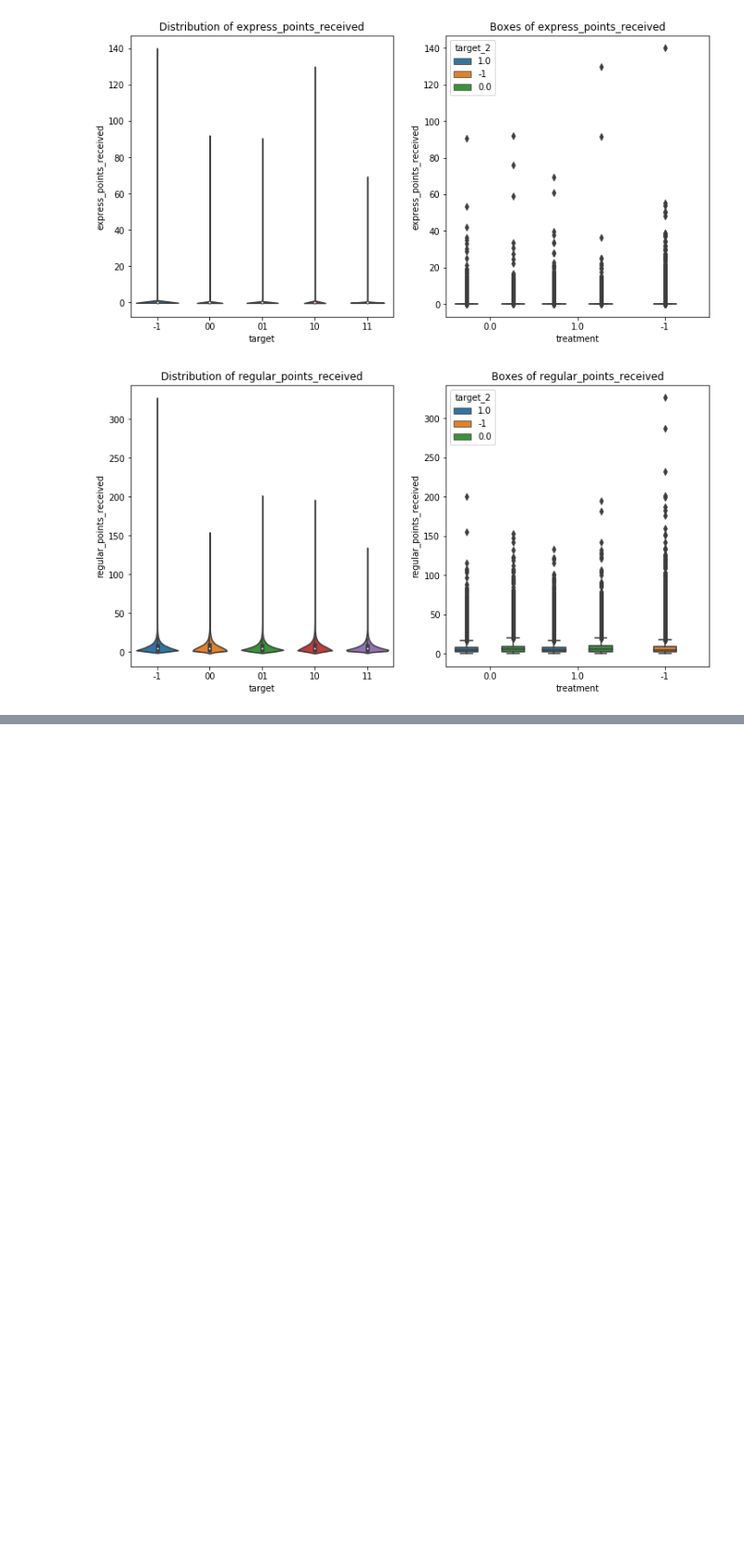
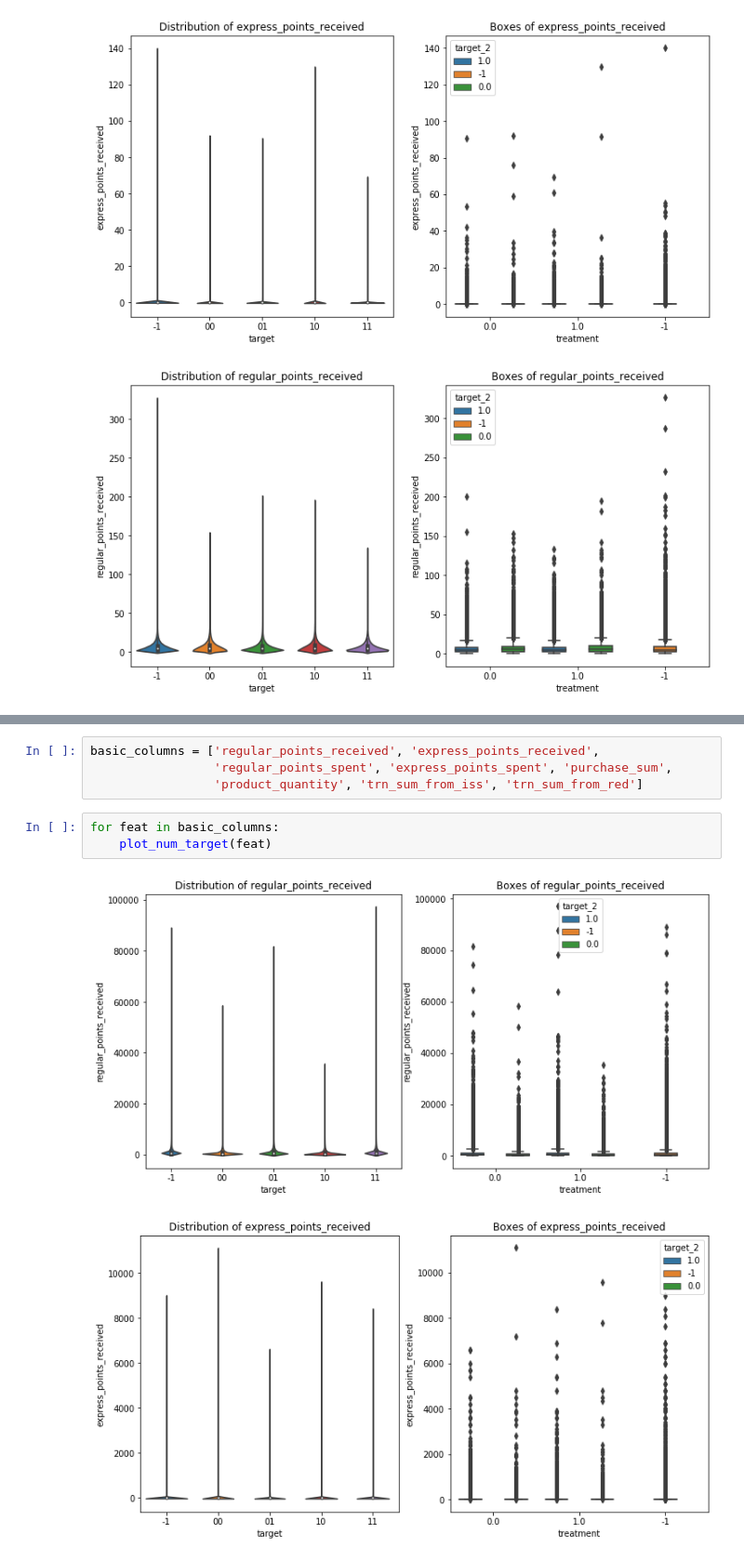
Before and after one commit to snv-ds/competitions, a Jupyter notebook: x5_retailhero/task1/EDA_files.ipynb, the cells around one changed output, grey strips where cells are left out. Shown at 93% size. Cells and saved outputs as stored; diff of their text form; blank space fills up the shorter version.

```diff
--- a/x5_retailhero/task1/EDA_files.ipynb
+++ b/x5_retailhero/task1/EDA_files.ipynb
@@ -450,0 +464,10 @@ for feat in ['purchase_sum', 'regular_points_spent', 'express_points_spent',
+# %%
+basic_columns = ['regular_points_received', 'express_points_received',
+                 'regular_points_spent', 'express_points_spent', 'purchase_sum',
+                 'product_quantity', 'trn_sum_from_iss', 'trn_sum_from_red']
+# %%
+for feat in basic_columns:
+    plot_num_target(feat)
+# %% [output]
+[figure, added]
+[figure, added]
```
Also changed, not shown: parts of 20 cells of this notebook.
